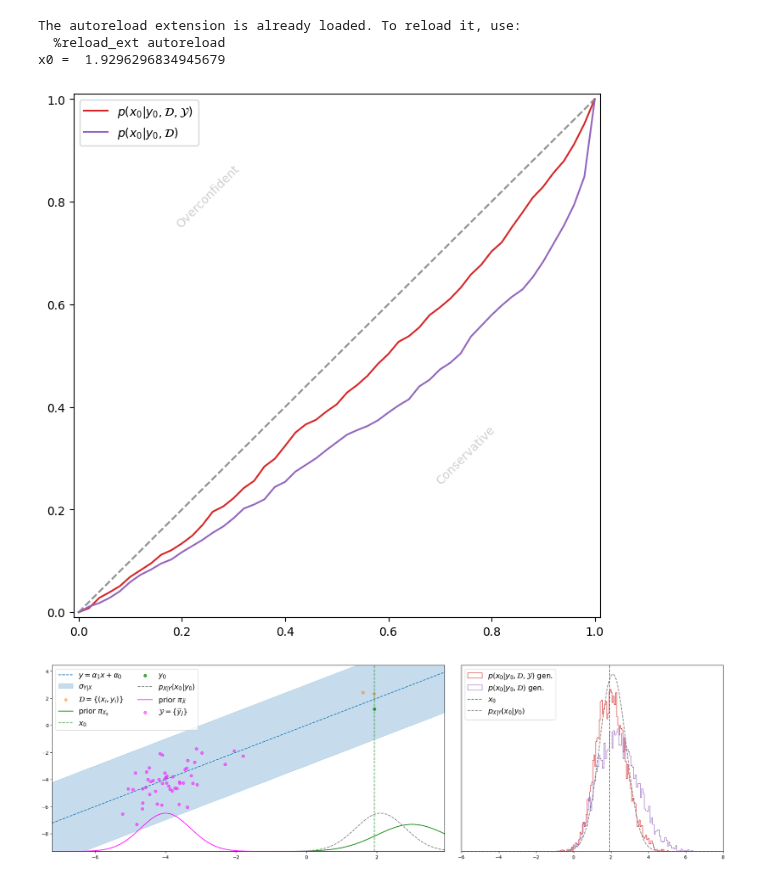
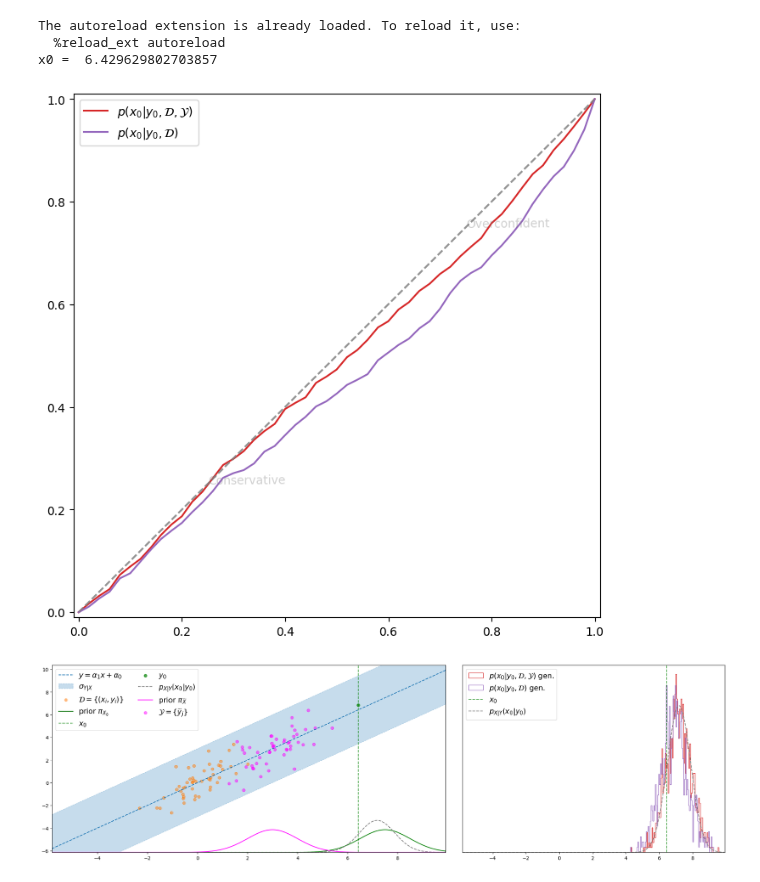
Before and after one commit to ElouanARGOUARCH/experiments, a Jupyter notebook: GRETSI2023/Illustration GRETSI-Semi_supervised.ipynb, the cells around one changed output. Cells and saved outputs as stored; diff of their text form; code cells hidden in the pictures.

```diff
--- a/GRETSI2023/Illustration GRETSI-Semi_supervised.ipynb
+++ b/GRETSI2023/Illustration GRETSI-Semi_supervised.ipynb
@@ -18,18 +18,17 @@ mu_beta = torch.zeros(2)
 Sigma_beta = torch.eye(2)
 alpha = torch.tensor([1.,0.])
 
-mu_X =torch.tensor(3.)
+mu_X =torch.tensor(7.5)
 sigma2_X =torch.tensor(1.)
 inference_prior = torch.distributions.Normal(mu_X, torch.sqrt(sigma2_X))
 x0 = inference_prior.sample()
 
-prior_dataset = torch.distributions.Normal(torch.tensor(3.), torch.tensor(1))
-n_D = 2
+prior_dataset = torch.distributions.Normal(torch.tensor(0.), torch.tensor(1))
+n_D = 50
 DX =prior_dataset.sample([n_D])
-range_unif = 8
 
 sigma2_simulateur = torch.tensor(1)
-f = lambda x: beta0[0]*x + beta0[1]
+f = lambda x: alpha[0]*x + alpha[1]
 simulateur= lambda x: f(x) + torch.randn(x.shape[0])*torch.sqrt(sigma20)
 DY = simulateur(DX)
 
@@ -37,13 +36,11 @@ print('x0 = ',str(x0.item()))
 n_y0= 1
 y0 = simulateur(x0.repeat(n_y0))
 
-
 posterior_mean, posterior_sigma2 =generative_bayesian_linear_regression_known_variance(sigma20,mu_X, sigma2_X).compute_x0_given_y0_beta_moments(y0, torch.tensor(1.))
 posterior = torch.distributions.Normal(posterior_mean, torch.sqrt(posterior_sigma2))
 
-
-mu_xj = torch.tensor(-4.)
-sigma2_xj = torch.tensor(.5)
+mu_xj = torch.tensor(3.)
+sigma2_xj = torch.tensor(1)
 prior_unlabeled = torch.distributions.Normal(mu_xj, torch.sqrt(sigma2_xj))
 list_xj = []
 list_yj = []
@@ -63,20 +60,10 @@ else:
 prior_means = mu_xj*torch.ones(n_unlabeled_obs)
 prior_sigma2s = sigma2_xj*torch.ones(n_unlabeled_obs)
 
-y_min = torch.min(torch.cat([DY, torch.flatten(Y), y0])-2)
-y_max = torch.max(torch.cat([DY, torch.flatten(Y), y0])+2)
-x_min = torch.min(torch.cat([DX, torch.flatten(X), x0.unsqueeze(-1)])-2)
-x_max = torch.max(torch.cat([DX, torch.flatten(X), x0.unsqueeze(-1)])+2)
-
-def plot_expected_coverage_1d_from_density(log_prob,window, tested_samples, label = None, show =False, color = None):
-    assert tested_samples.shape[-1] == 1,'Dimension >= 1 not supported'
-    to_plot, window = compute_expected_coverage_from_density(log_prob,window, tested_samples)
-    plt.plot(window.numpy(), to_plot.numpy(), label = label, color = color)
-    plt.plot(window.numpy(),window.numpy(), linestyle = '--', color = 'grey', alpha =.6)
-    plt.text(.25,.75, 'Overconfident', rotation = 45, color = 'grey', alpha = .2, ha = 'center')
-    plt.text(.75,.25, 'Conservative', rotation=45, color='grey', alpha=.2,ha = 'center')
-    if show:
-        plt.show()
+y_min = torch.min(torch.cat([DY, torch.flatten(Y), y0]))-3.5
+y_max = torch.max(torch.cat([DY, torch.flatten(Y), y0]))+3.5
+x_min = torch.min(torch.cat([DX, torch.flatten(X), x0.unsqueeze(-1)]))-3.5
+x_max = torch.max(torch.cat([DX, torch.flatten(X), x0.unsqueeze(-1)]))+3.5
 
 blr = generative_bayesian_affine_regression(mu_X, sigma2_X, mu_beta,Sigma_beta,shape_sigma2, scale_sigma2)
 X0g,_,_ = blr.sample_x0_given_y0_D_Y_gibbs(y0, DX, DY,number_steps=1000, verbose = True)
@@ -92,37 +79,37 @@ plt.show()
 # %% [output]
 The autoreload extension is already loaded. To reload it, use:
   %reload_ext autoreload
-x0 =  1.9296296834945679
+x0 =  6.429629802703857
-[figure, old version]
+[figure, new version]
 # %%
 fig = plt.figure(figsize = (25,7))
 ax = fig.subplots(1, 2, gridspec_kw={'width_ratios': [3, 2]}, squeeze = True)
 tt = torch.linspace(x_min,x_max,300)
 ax[0].set_xlim(x_min,x_max)
 ax[0].plot(tt.numpy(),(alpha[0]*tt+ alpha[1]).numpy(), linestyle = '--', label = r'$y = \alpha_1x+ \alpha_0$', color ='C0')
 ax[0].fill_between(tt.numpy(),(alpha[0]*tt+ alpha[1]).numpy() - 3*torch.sqrt(sigma20).numpy(),(alpha[0]*tt+ alpha[1]).numpy() + 3*torch.sqrt(sigma20).numpy(),linestyle = '--',color = 'C0',alpha = 0.25, label = r'$\sigma_{Y|X}$')
 ax[0].scatter(DX.numpy(), DY.numpy(), alpha =.5, label = r'$\mathcal{D}=\{(x_i,y_i)\}$', color = 'C1')
 ax[0].plot(tt, y_min + 5*torch.exp(inference_prior.log_prob(tt.unsqueeze(-1))), color = 'green', label=r'prior $\pi_{X_0}$')
 ax[0].axvline(x0.numpy(), color = 'green', alpha = .7, linestyle = '--', label='$x_0$')
 ax[0].scatter(x0.repeat(n_y0), y0, color = 'green', alpha = .7, label = r'$y_0$')
 ax[0].plot(tt,y_min+5*torch.exp(posterior.log_prob(tt)),linestyle ='--', label = r'$p_{X|Y}(x_0|y_0)$', color = 'grey')
 ax[0].plot(tt, y_min + 5*torch.exp(prior_unlabeled.log_prob(tt.unsqueeze(-1))), color = 'magenta', label=r'prior $\pi_{\widetilde{X}}$')
 ax[0].scatter(X,Y,color = 'magenta', alpha = .5, label = r'$\mathcal{Y} = \{\widetilde{y}_j\}$')
 ax[0].set_ylim(y_min,y_max)
 ax[0].legend(ncol = 2, fontsize = 15,loc = 'upper left')
 
-tt = torch.linspace(2, 12, 300)
+tt = torch.linspace(x_min, x_max, 300)
 ax[1].hist(X0gssl, bins = 100, density = True, histtype = 'step', label = r'$p(x_0|y_0,\mathcal{D},\mathcal{Y})$ gen.', color = 'C3')
 ax[1].hist(X0g, bins = 100, density = True, histtype = 'step', label= r'$p(x_0|y_0,\mathcal{D})$ gen.', color = 'C4')
 ax[1].axvline(x0.numpy(), color = 'green', alpha = .7, linestyle = '--', label='$x_0$')
-ax[1].plot(tt_post, torch.exp(posterior.log_prob(tt_post)),linestyle = '--', label = r'$p_{X|Y}(x_0|y_0)$', color = 'grey')
+ax[1].plot(tt, torch.exp(posterior.log_prob(tt)),linestyle = '--', label = r'$p_{X|Y}(x_0|y_0)$', color = 'grey')
 ax[1].tick_params(left=False,bottom=True,labelleft=False,labelbottom=True)
 ax[1].legend(ncol = 1, fontsize = 15,loc = 'upper left')
-ax[1].set_xlim(-4,7)
+ax[1].set_xlim(x_min,x_max)
 plt.subplots_adjust(wspace=0.05, hspace=0)
 plt.show()
 # %% [output]
-[figure, old version]
+[figure, new version]
 # %%
 dlbr = discriminative_bayesian_affine_regression(mu_beta, Sigma_beta, shape_sigma2, scale_sigma2)
 X0d,_,_ = dlbr.sample_x0_given_y0_D_Y_gibbs(y0, DX, DY, number_steps = 50000, verbose = True)
```
Also changed, not shown: parts of 8 cells of this notebook, 3 other files.
